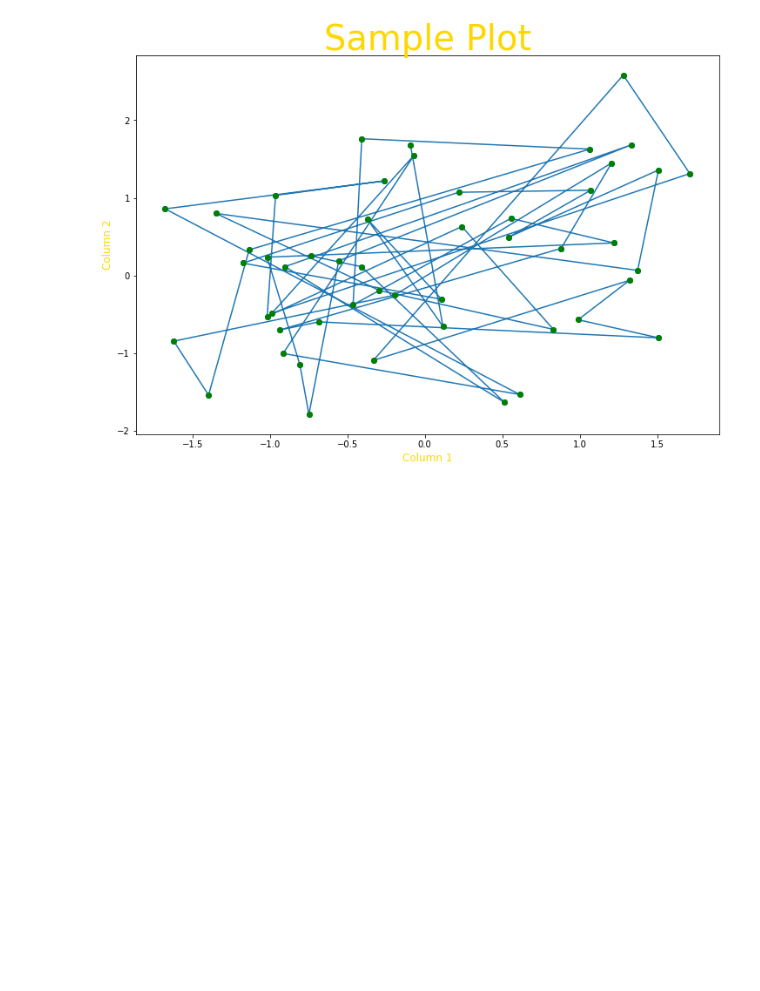
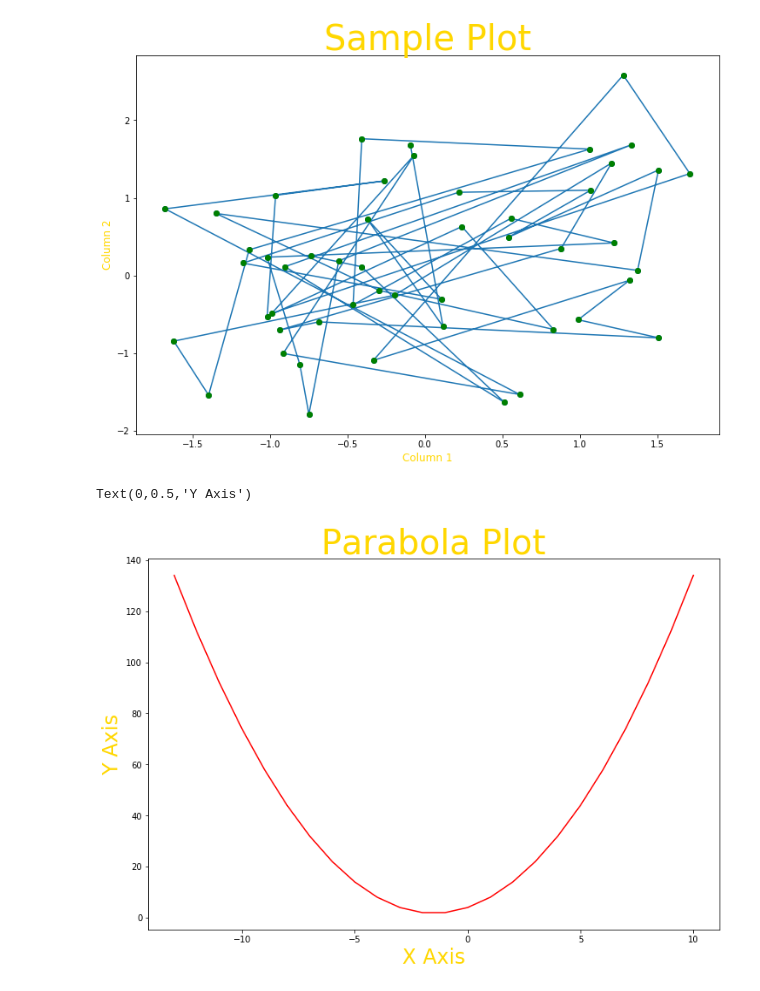
Before and after one commit to TheChanRProject/M297, a Jupyter notebook: theory/notebooks/Python_DataScience_Intro.ipynb, the cells around one changed output. Saved outputs shown, nothing was run; the diff lists cells and outputs as text; code cells hidden in the pictures; blank space fills up the shorter version.

```diff
--- a/theory/notebooks/Python_DataScience_Intro.ipynb
+++ b/theory/notebooks/Python_DataScience_Intro.ipynb
@@ -251,13 +251,19 @@ Text(0,0.5,'Column 2')
 # %%
 # Let's make a parabola
 
 # x axis
-x = np.array([i for i in range(11)])
+x = np.array([i for i in range(-13, 11)])
 
 # y axis
 y = x**2 + 3*x + 4
 
 plt.figure(figsize=(12,8))
-plt.plot(x,y,'ro')
-plt.xlabel("X Axis")
-plt.ylabel("Y Axis ")
+
+# Making a red parabola
+plt.plot(x,y,'r-')
+plt.title("Parabola Plot", color="gold", size="40")
+plt.xlabel("X Axis", color="gold",size="24")
+plt.ylabel("Y Axis", color="gold", size="24")
+# %% [output]
+Text(0,0.5,'Y Axis')
+[figure, added]
```
